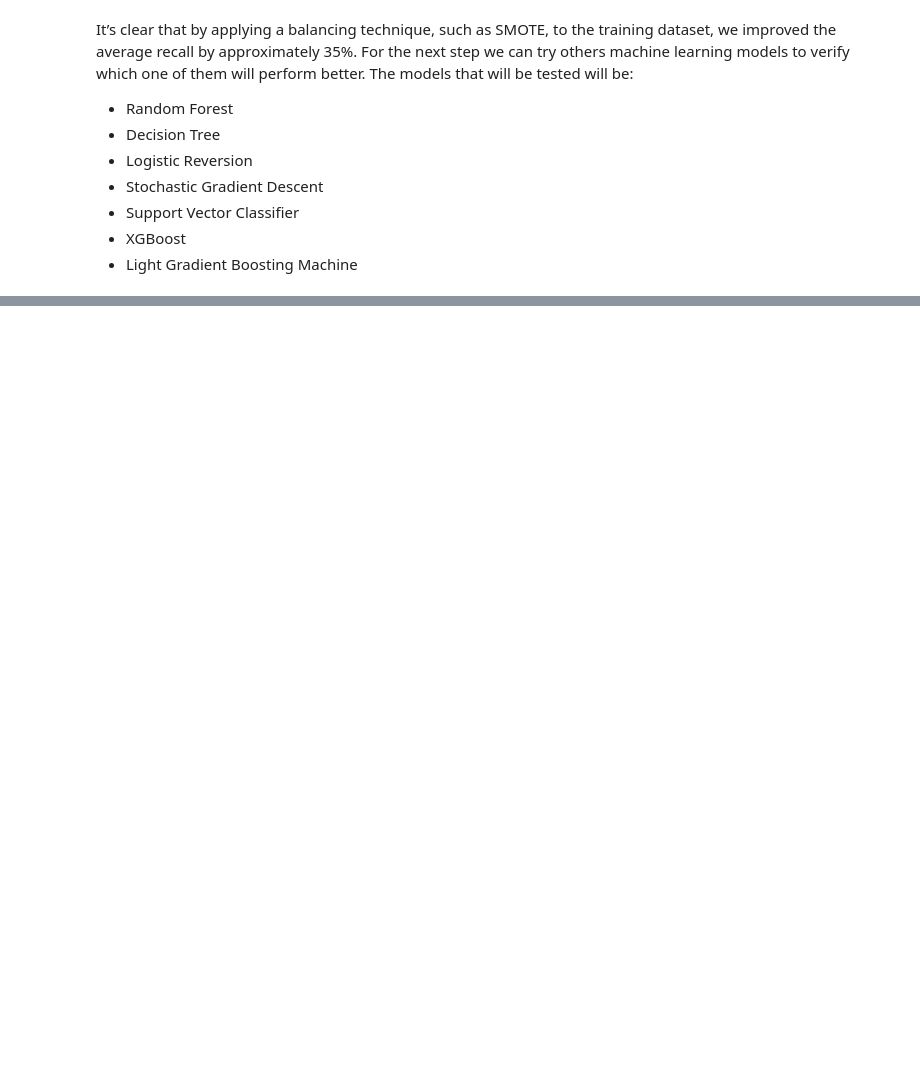
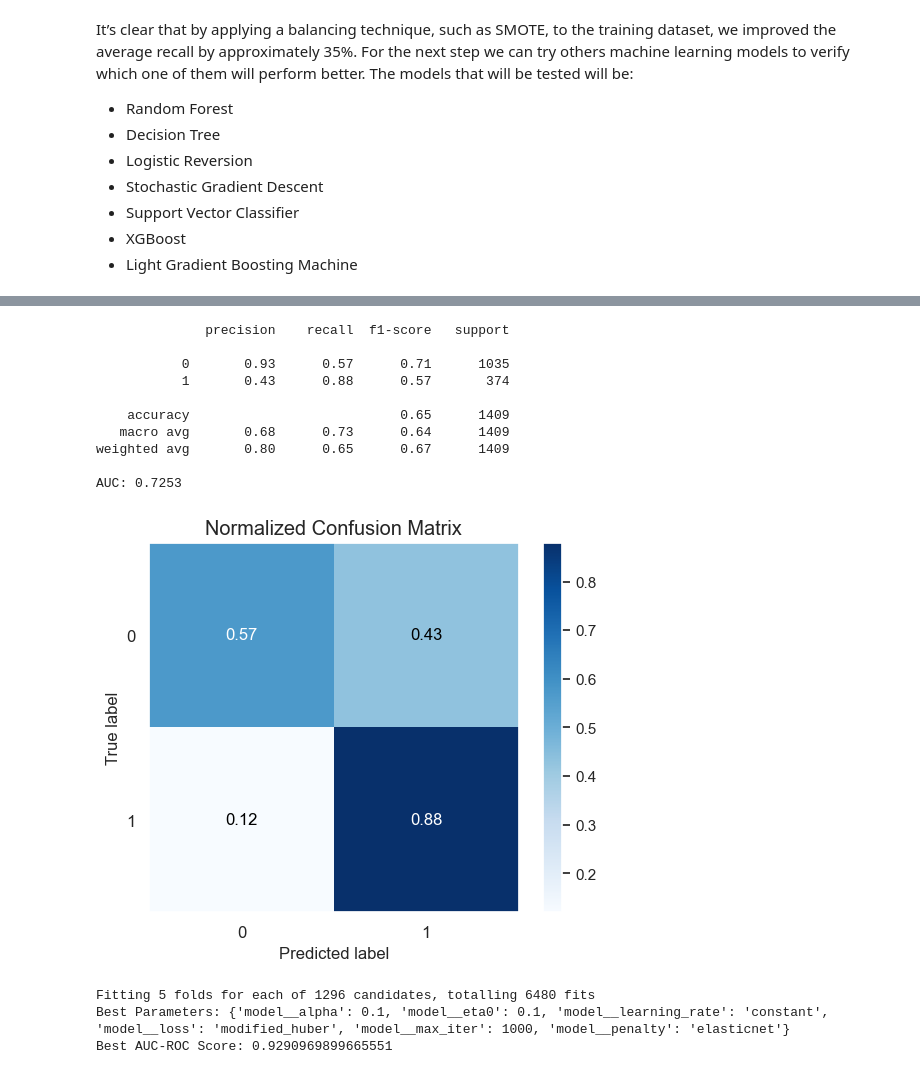
Before and after one commit to hugomaestri/data_science, a Jupyter notebook: 4-Customer_Churn_Prediction.ipynb, the cells around one changed output, grey strips where cells are left out. Cells and saved outputs as stored; diff of their text form; code cells hidden in the pictures; blank space fills up the shorter version.

```diff
--- a/4-Customer_Churn_Prediction.ipynb
+++ b/4-Customer_Churn_Prediction.ipynb
@@ -667,0 +862,74 @@ Average ROC-AUC: 0.84 (+/- 0.01)
+# %%
+X_train_preprocessed = preprocessor.fit_transform(X_train)
+X_test_preprocessed = preprocessor.fit_transform(X_test)
+
+smote = SMOTE(sampling_strategy="minority", random_state=42)
+X_train_resampled, y_train_resampled = smote.fit_resample(X_train_preprocessed, y_train)
+
+# Train model
+model = XGBClassifier(learning_rate=0.001, n_estimators=50, max_depth=1,
+                      min_child_weight=1, gamma=0.0)
+model.fit(X_train_resampled, y_train_resampled)
+
+# Make predictions
+y_pred = model.predict(X_test_preprocessed)
+
+# Classification report
+print(classification_report(y_test, y_pred))
+
+# imprimir a área sob a curva
+print("AUC: {:.4f}\n".format(roc_auc_score(y_test, y_pred)))
+
+# plotar matriz de confusão
+skplt.metrics.plot_confusion_matrix(y_test, y_pred, normalize=True)
+plt.show()
+# %% [output]
+              precision    recall  f1-score   support
+
+           0       0.93      0.57      0.71      1035
+           1       0.43      0.88      0.57       374
+
+    accuracy                           0.65      1409
+   macro avg       0.68      0.73      0.64      1409
+weighted avg       0.80      0.65      0.67      1409
+
+AUC: 0.7253
+[figure, added]
+# %%
+# Define the pipeline
+pipeline = ImbPipeline([
+    ('preprocessor', preprocessor),  # Standardize features
+    ('smote', SMOTE(sampling_strategy="minority", random_state=42)),  # Handle class imbalance
+    ('model', SGDClassifier(random_state=42))  # SGDClassifier as the model
+])
+
+# Define the hyperparameter grid
+param_grid = {
+    'model__loss': ['hinge', 'log_loss', 'modified_huber'],  # Loss functions
+    'model__penalty': ['l2', 'l1', 'elasticnet'],  # Regularization methods
+    'model__alpha': [0.0001, 0.001, 0.01, 0.1],  # Regularization strength
+    'model__learning_rate': ['constant', 'optimal', 'invscaling', 'adaptive'],  # Learning rate schedule
+    'model__eta0': [0.001, 0.01, 0.1],  # Initial learning rate
+    'model__max_iter': [1000, 2000, 3000]  # Number of iterations
+}
+
+# Set up GridSearchCV
+grid_search = GridSearchCV(
+    estimator=pipeline,
+    param_grid=param_grid,
+    scoring='recall',  # Optimize for AUC-ROC
+    cv=5,  # 5-fold cross-validation
+    n_jobs=-1,  # Use all available processors
+    verbose=2  # Print progress during the search
+)
+
+# Perform the search
+grid_search.fit(X_train, y_train)
+
+# Output the best parameters and the best score
+print("Best Parameters:", grid_search.best_params_)
+print("Best AUC-ROC Score:", grid_search.best_score_)
+# %% [output]
+Fitting 5 folds for each of 1296 candidates, totalling 6480 fits
+Best Parameters: {'model__alpha': 0.1, 'model__eta0': 0.1, 'model__learning_rate': 'constant', 'model__loss': 'modified_huber', 'model__max_iter': 1000, 'model__penalty': 'elasticnet'}
+Best AUC-ROC Score: 0.9290969899665551
```
Also changed, not shown: parts of 18 cells of this notebook.
